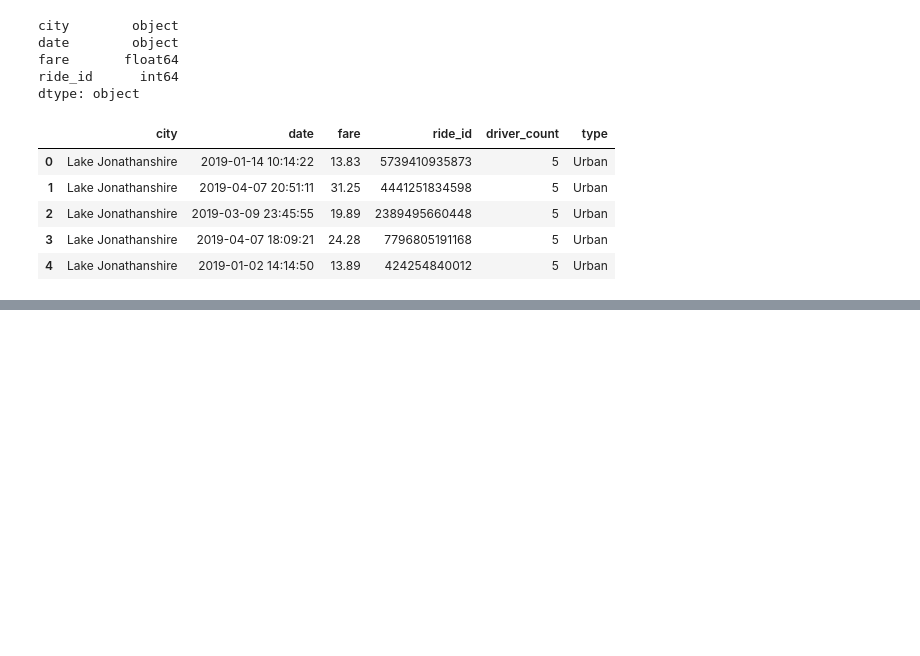
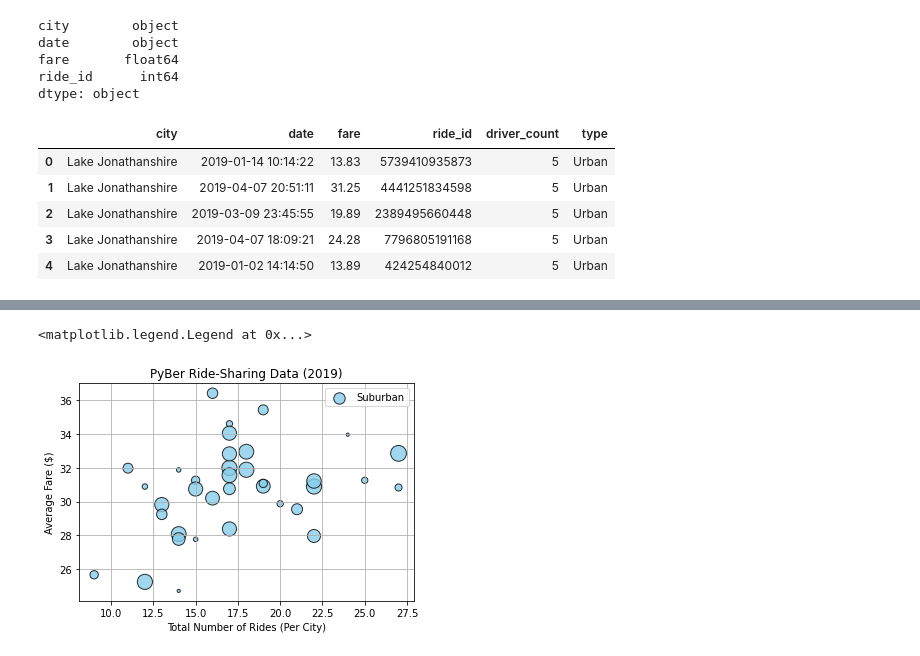
Before and after one commit to whitneylosinski/PyBer_Analysis, a Jupyter notebook: PyBer.ipynb, the cells around one changed output, grey strips where cells are left out. Drawn from its saved outputs; the diff is of its cells as text; code cells hidden in the pictures; blank space fills up the shorter version.

```diff
--- a/PyBer.ipynb
+++ b/PyBer.ipynb
@@ -103,0 +107,3 @@ pyber_data_df.head()
+# %%
+# Create the Suburban city DataFrame.
+suburban_cities_df = pyber_data_df[pyber_data_df['type'] == 'Suburban']
@@ -103,0 +141,13 @@ pyber_data_df.head()
+# %%
+# Create the suburban cities scatter plot.
+plt.scatter(suburban_ride_count, suburban_avg_fare, s=suburban_driver_count*10, edgecolors='black', linewidths=1, color='skyblue', alpha=0.8, label='Suburban')
+plt.title('PyBer Ride-Sharing Data (2019)')
+plt.xlabel('Total Number of Rides (Per City)')
+plt.ylabel('Average Fare ($)')
+plt.grid(True)
+
+# Add the legend.
+plt.legend()
+# %% [output]
+<matplotlib.legend.Legend at 0x...>
+[figure, added]
```
Also changed, not shown: parts of 8 cells of this notebook, 1 other file.
